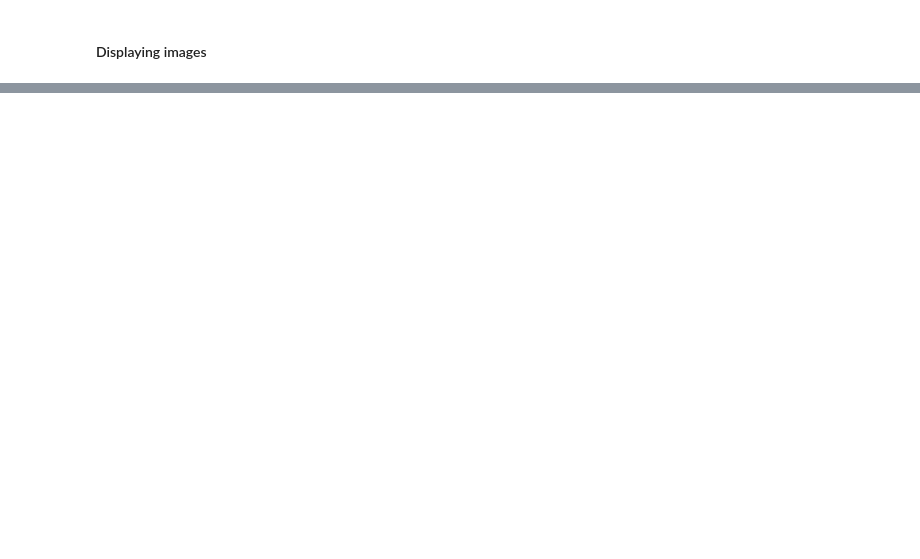
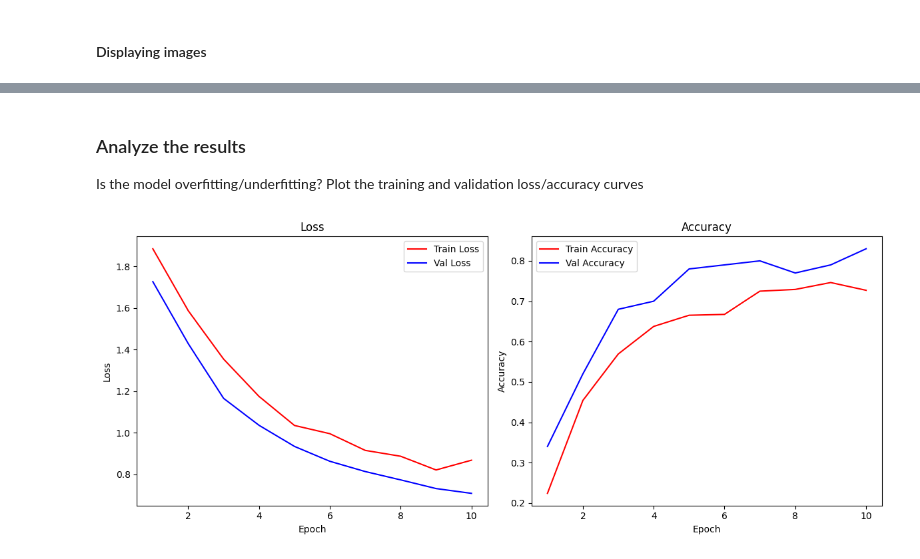
Before and after one commit to devMrym/ai-pros-v1-2025, a Jupyter notebook: W4_DL/W4D3-horses/horses-notebook.ipynb, the cells around one changed output, grey strips where cells are left out. Saved outputs shown, nothing was run; the diff lists cells and outputs as text; code cells hidden in the pictures; blank space fills up the shorter version.

```diff
--- a/W4_DL/W4D3-horses/horses-notebook.ipynb
+++ b/W4_DL/W4D3-horses/horses-notebook.ipynb
@@ -172,0 +321,13 @@ Plot the training and validation loss/accuracy curves
+# %%
+model_ft = models.resnet18(weights='DEFAULT')
+
+for param in model_ft.parameters():
+    param.requires_grad = False
+
+num_ftrs = model_ft.fc.in_features
+model_ft.fc = nn.Linear(num_ftrs, 7)
+model_ft = model_ft.to(device)
+
+criterion = nn.CrossEntropyLoss()
+optimizer = optim.SGD(model_ft.fc.parameters(), lr=0.001, momentum=0.9)
+model_ft, history = train_model(model_ft, criterion, optimizer, num_epochs=10)
@@ -172,0 +352,31 @@ Plot the training and validation loss/accuracy curves
+# %% [markdown]
+### Analyze the results
+Is the model overfitting/underfitting?
+Plot the training and validation loss/accuracy curves
+# %%
+epochs = range(1, len(history['train_loss']) + 1)
+
+plt.figure(figsize=(12, 5))
+
+# Loss
+plt.subplot(1, 2, 1)
+plt.plot(epochs, history['train_loss'], color='red', label='Train Loss')
+plt.plot(epochs, history['val_loss'], color='blue', label='Val Loss')
+plt.xlabel('Epoch')
+plt.ylabel('Loss')
+plt.title('Loss')
+plt.legend()
+
+# Accuracy
+plt.subplot(1, 2, 2)
+plt.plot(epochs, history['train_acc'], color='red', label='Train Accuracy')
+plt.plot(epochs, history['val_acc'], color='blue', label='Val Accuracy')
+plt.xlabel('Epoch')
+plt.ylabel('Accuracy')
+plt.title('Accuracy')
+plt.legend()
+
+plt.tight_layout()
+plt.show()
+# %% [output]
+[figure, added]
```
Also changed, not shown: parts of 36 cells of this notebook.
